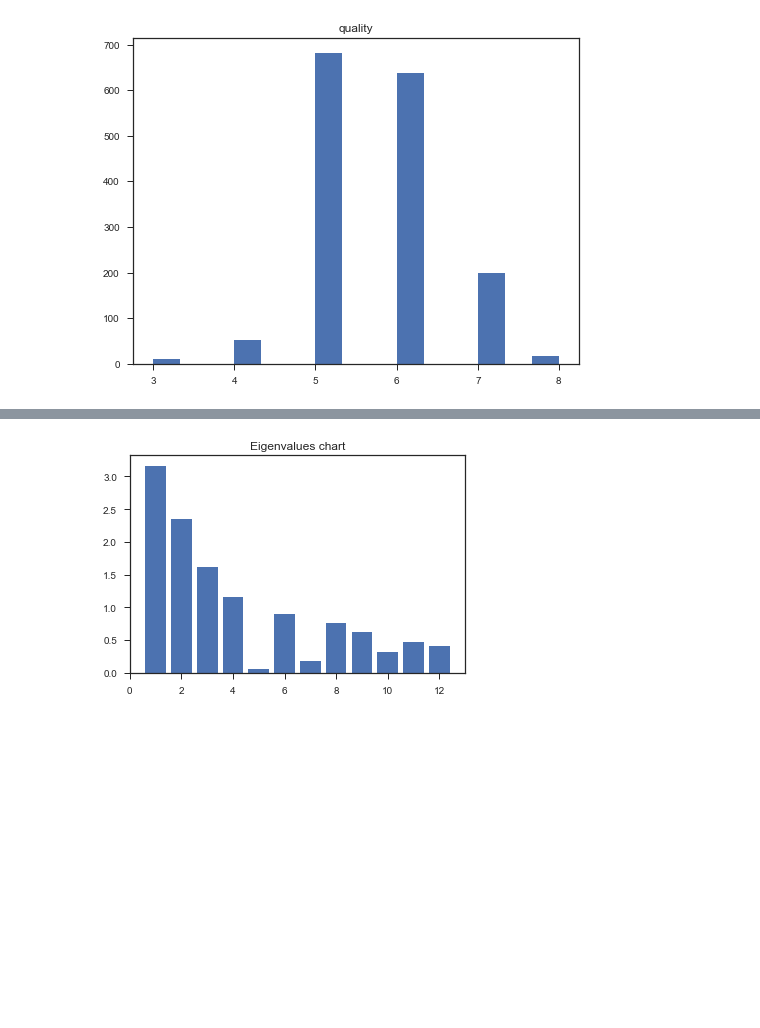
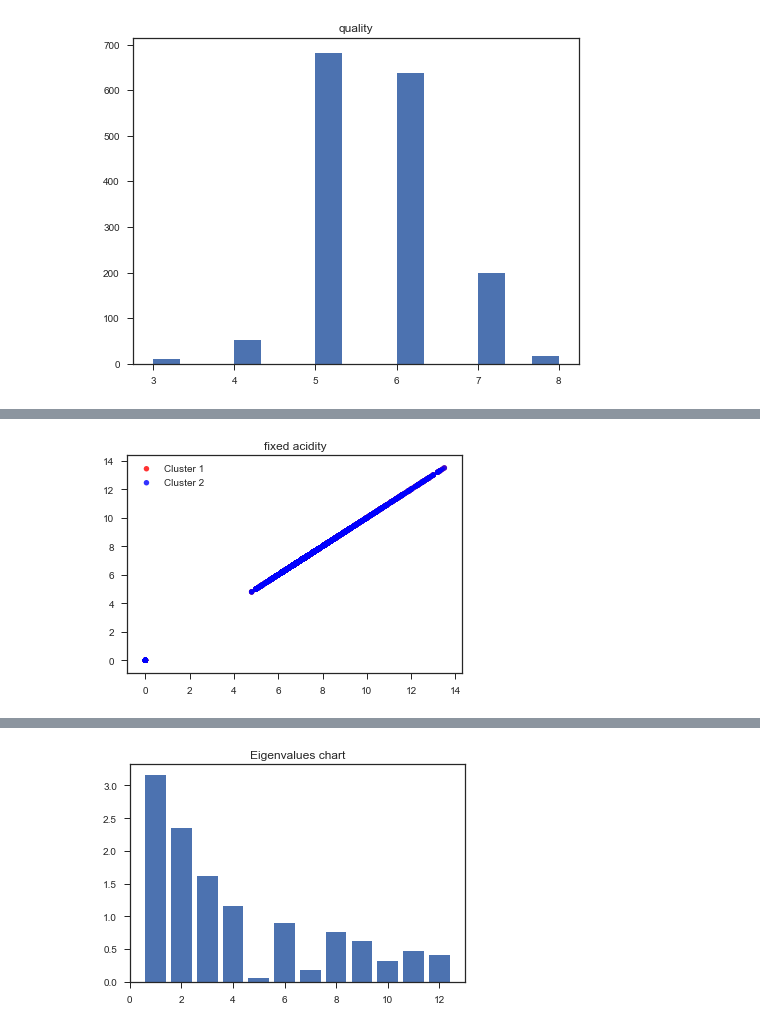
Before and after one commit to ferdoche/Projet-BigData, a Jupyter notebook: Projet_Python/Untitled.ipynb, the cells around one changed output, grey strips where cells are left out. Drawn from its saved outputs; the diff is of its cells as text; code cells hidden in the pictures; blank space fills up the shorter version.

```diff
--- a/Projet_Python/Untitled.ipynb
+++ b/Projet_Python/Untitled.ipynb
@@ -56,0 +119,93 @@ for k in range(s[1]):
+# %%
+# =============================================================================
+# VI. CLASSIFICATION
+# =============================================================================
+
+# Preprocessing of white wine
+
+data_white = pd.read_csv('winequality-white.csv', sep=';')
+data.describe()
+
+s_white=data.shape
+
+data_2_white=data_white.values
+
+cleaned_data_white = np.zeros((1451,s_white[1]))
+a=0
+mean_col_white=np.zeros(s_white[1])
+std_col_white=np.zeros(s_white[1])
+
+for j in range(s_white[1]):
+    mean_col_white[j]=np.mean(data_2_white[:,j])
+    std_col_white[j]=np.std(data_2_white[:,j])
+
+
+for i in range(s_white[0]):
+    b=0
+    for j in range(s_white[1]):
+        if (data_2_white[i,j]>mean_col_white[j]+3*std_col_white[j] or data_2_white[i,j]<mean_col_white[j]-3*std_col_white[j]):
+            b=b+1
+    if b==0:
+        cleaned_data_white[a,:] = data_2_white[i,:]
+        a=a+1
+
+# Concatenate red wine and white wine databases
+cleaned_data_all=np.zeros((2902,s_white[1]+1))
+cleaned_data_all[0:1451,0:s_white[1]]=cleaned_data
+cleaned_data_all[1451:2902,0:s_white[1]]=cleaned_data_white
+cleaned_data_all[0:1451,s_white[1]]=1 #Red wine = 1
+cleaned_data_all[1451:2902,s_white[1]]=0 #White wine = 1
+np.random.shuffle(cleaned_data_all) #mix the total database
+
+K = 2
+B=np.zeros(K)
+B_bis=np.zeros(K)
+
+
+for j in range(s_white[1]):
+    B[0]=cleaned_data_all[1000,j]
+    B[1]=cleaned_data_all[2000,j]
+    Cluster_1=[]
+    Cluster_2=[]
+    for i in range(2902):
+        if np.abs(cleaned_data_all[i,j]-B[0])<np.abs(cleaned_data_all[i,j]-B[1]):
+            Cluster_1=Cluster_1+[i]
+        else :
+            Cluster_2=Cluster_2+[i]
+    B_bis[0] = np.sum(Cluster_1)/len(Cluster_1)
+    B_bis[1] = np.sum(Cluster_2)/len(Cluster_2)
+    while (B_bis[0]!=B[0] and B_bis[1]!=B[1]):
+        B[0]=B_bis[0]
+        B[1]=B_bis[1]
+        for i in range(2902):
+            Cluster_1=[]
+            Cluster_2=[]
+            if np.abs(cleaned_data_all[i,j]-B[0])<np.abs(cleaned_data_all[i,j]-B[1]):
+                Cluster_1=Cluster_1+[i]
+            else :
+                Cluster_2=Cluster_2+[i]
+        s_Cluster1=len(Cluster_1)
+        s_Cluster2=len(Cluster_2)
+        B_bis[0] = np.sum(Cluster_1)/s_Cluster1
+        B_bis[1] = np.sum(Cluster_2)/s_Cluster2
+
+
+
+    data_cluster = (Cluster_1, Cluster_2)
+    colors = ("red", "blue")
+    groups = ("Cluster 1", "Cluster 2")
+
+    # Create plot
+    fig = plt.figure()
+    ax = fig.add_subplot(1, 1, 1, axisbg="1.0")
+
+    for data_cluster, color, group in zip(data_cluster, colors, groups):
+        x = cleaned_data_all[:,j]
+        y = cleaned_data_all[:,j]
+        ax.scatter(x, y, alpha=0.8, c=color, edgecolors='none', s=30, label=group)
+
+    plt.title(titles[j])
+    plt.legend(loc=2)
+    plt.show()
+# %% [output]
+[figure, added]
```
Also changed, not shown: parts of 13 cells of this notebook.
